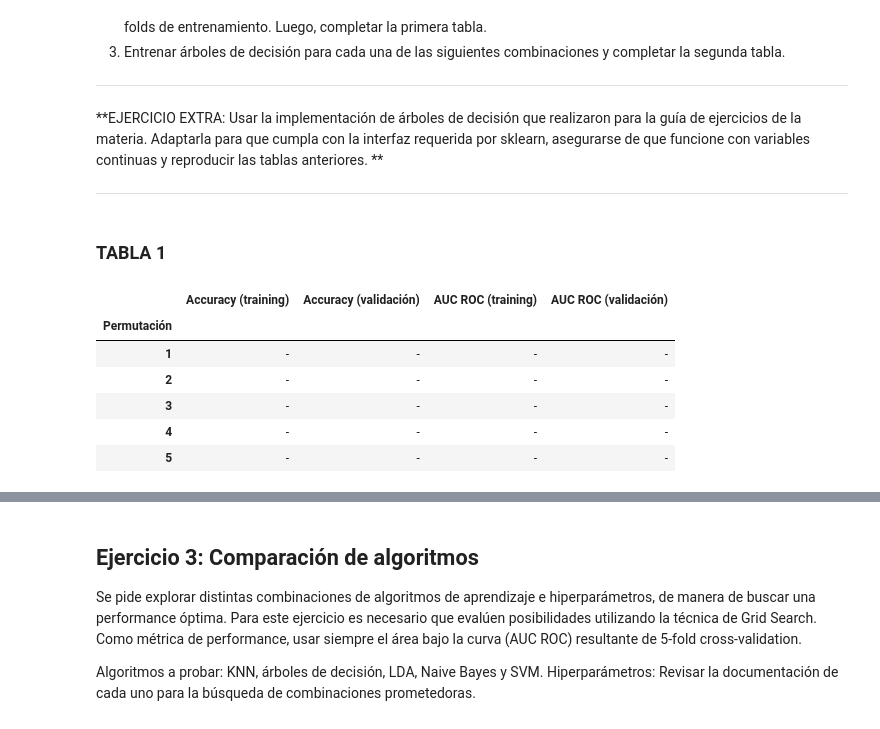
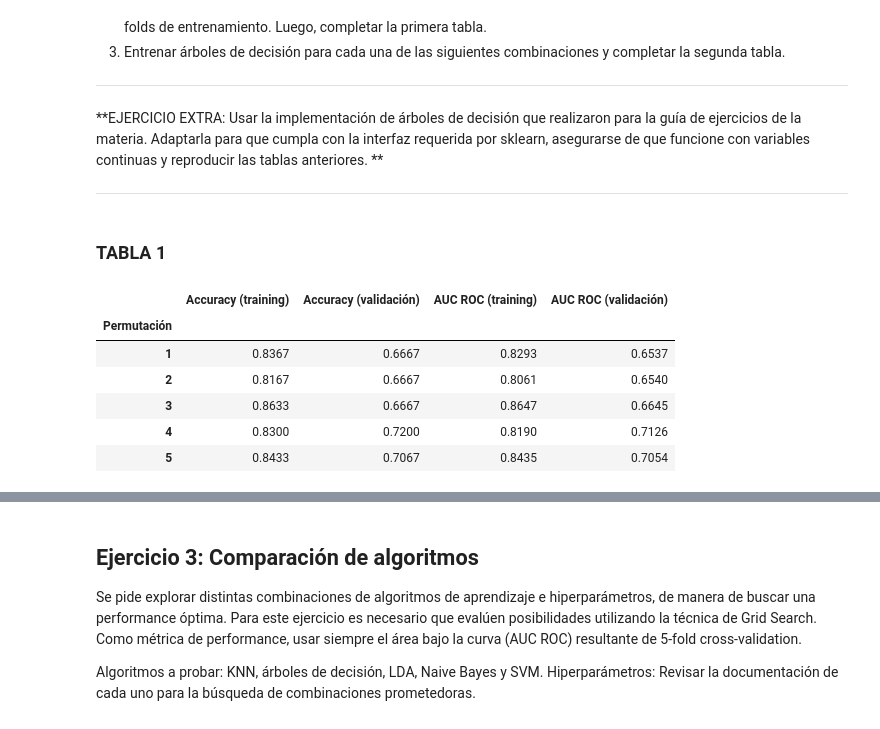
Before and after one commit to smcsicardi/machineLearning, a Jupyter notebook: TP1/TP1.ipynb, the cells around one changed output, grey strips where cells are left out. Saved outputs shown, nothing was run; the diff lists cells and outputs as text; code cells hidden in the pictures.

```diff
--- a/TP1/TP1.ipynb
+++ b/TP1/TP1.ipynb
@@ -166,43 +195,66 @@ Para este punto, la tarea consiste en construir y evaluar modelos de tipo árbol
 # %%
 accuracies_training = []
 accuracies_validation = []
 aucs_training = []
 aucs_validation = []
 
 # Puede serles de utilidad tener a X_dev e y_dev como matrices de numpy directamente:
 X_dev_np = np.array(X_dev)
 y_dev_np = np.array(y_dev).ravel()
 
 ########################################################
 ## AQUI VA SU CODIGO
 ## Objetivo: accuracies_training, accuracies_validation, aucs_training y aucs_validation asignados
 #########################################################
+arbol = sklearn.tree.DecisionTreeClassifier(max_depth=3)
+kf = sklearn.model_selection.KFold(n_splits=5)
+
+
+
+for train_index, test_index in kf.split(X_dev_np,y_dev_np):
+    X_train, X_test = X_dev_np[train_index], X_dev_np[test_index]
+    y_train, y_test = y_dev_np[train_index], y_dev_np[test_index]
+
+    arbol.fit(X_train, y_train)
+    y_pred_train = arbol.predict(X_train)
+    y_pred_test = arbol.predict(X_test)
+
+    sc_train = arbol.score(X_train, y_train)
+    accuracies_training.append(sc_train)
+
+    sc_test = arbol.score(X_test, y_test)
+    accuracies_validation.append(sc_test)
+
+    auc_train = sklearn.metrics.roc_auc_score(y_train, y_pred_train)
+    aucs_training.append(auc_train)
+
+    auc_test = sklearn.metrics.roc_auc_score(y_test, y_pred_test)
+    aucs_validation.append(auc_test)
 
 df = pd.DataFrame(index=range(1,6))
 df.index.name = "Permutación"
-
-df["Accuracy (training)"] = ["-"] * 5     # cambiar por accuracies_training
-df["Accuracy (validación)"] = ["-"] * 5   # cambiar por accuracies_validation
-df["AUC ROC (training)"] = ["-"] * 5      # cambiar por aucs_training
-df["AUC ROC (validación)"] = ["-"] * 5    # cambiar por aucs_validation
+df["Accuracy (training)"] = accuracies_training
+df["Accuracy (validación)"] = accuracies_validation
+df["AUC ROC (training)"] = aucs_training
+df["AUC ROC (validación)"] = aucs_validation
 
 
 display(HTML("<h3> TABLA 1 </h3>"))
 display(df)
 
 # Descomentar las siguientes líneas para graficar el resultado
 # df.plot(kind="bar")
 # plt.legend(loc='upper left', bbox_to_anchor=(1.0, 1.0))
 # plt.show()
 # %% [output]
 TABLA 1
 |  | Accuracy (training) | Accuracy (validación) | AUC ROC (training) | AUC ROC (validación) |
 | Permutación |  |  |  |  |
-| 1 | - | - | - | - |
-| 2 | - | - | - | - |
-| 3 | - | - | - | - |
-| 4 | - | - | - | - |
-| 5 | - | - | - | - |
+| 1 | 0.8367 | 0.6667 | 0.8293 | 0.6537 |
+| 2 | 0.8167 | 0.6667 | 0.8061 | 0.6540 |
+| 3 | 0.8633 | 0.6667 | 0.8647 | 0.6645 |
+| 4 | 0.8300 | 0.7200 | 0.8190 | 0.7126 |
+| 5 | 0.8433 | 0.7067 | 0.8435 | 0.7054 |
 # %%
 resultados_training = []
 resultados_validation = []
```
Also changed, not shown: parts of 4 cells of this notebook.
